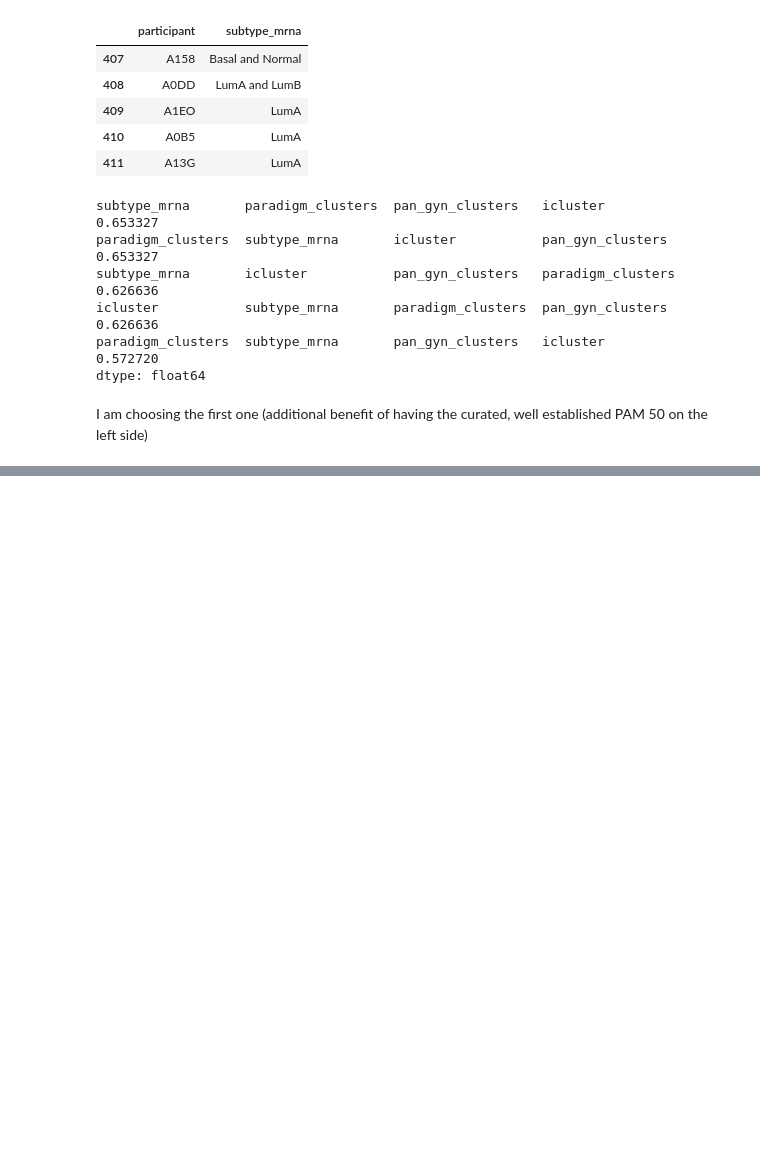
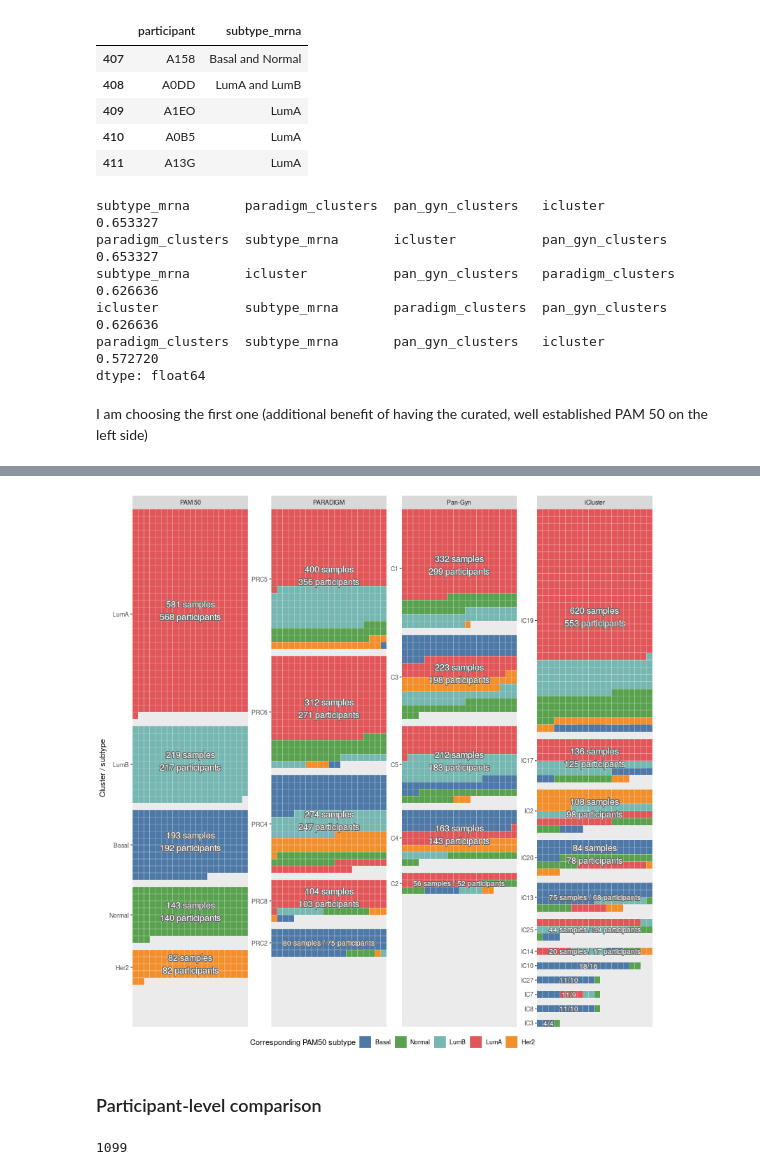
Before and after one commit to krassowski/drug-disease-profile-matching, a Jupyter notebook: notebooks/Signature-based drug-disease associations/Published_BRCA_stratifications.ipynb, the cells around one changed output, grey strips where cells are left out. Cells and saved outputs as stored; diff of their text form; code cells hidden in the pictures; blank space fills up the shorter version.

Commit message:
Commit updated & cleaned stratifications analysis
(reflects the state at the thesis submission time)

```diff
--- a/notebooks/Signature-based drug-disease associations/Published_BRCA_stratifications.ipynb
+++ b/notebooks/Signature-based drug-disease associations/Published_BRCA_stratifications.ipynb
@@ -461,0 +597,2 @@ require(ggalluvial)
+# %%
+max_height = max(height_by_group.values())
@@ -461,0 +630,3 @@ require(ggalluvial)
+# %%
+names = stratifications_summary.name.to_dict()
+names
@@ -461,0 +638,11 @@ require(ggalluvial)
+# %%
+def to_ordered_categories(column, order, mapping):
+    return pd.Categorical(
+        column.apply(mapping.get),
+        ordered=True,
+        categories=map(mapping.get, order)
+    )
+# %%
+annotations['stratification'] = to_ordered_categories(annotations.group, order, names)
+heatmap['stratification'] = to_ordered_categories(heatmap.group, order, names)
+heatmap
@@ -461,0 +663,39 @@ require(ggalluvial)
+# %%
+%%R -i heatmap -w 800 -h 800 -u px -i cluster_names -i annotations
+
+pam50 = unique(heatmap$corresponding_pam50[heatmap$corresponding_pam50 != 'None'])
+heatmap$corresponding_pam50[heatmap$corresponding_pam50 == 'None'] <- NA
+
+g = (
+    ggplot(heatmap, aes(x=x, y=y))
+    + facet_wrap( ~ stratification, scales='free', ncol=4)
+    + geom_tile(color='white', aes(fill=corresponding_pam50))
+    + theme(
+        legend.position='bottom',
+        legend.margin=margin(t=-.5, unit='cm'),
+        axis.text.x=element_blank(),
+        axis.ticks.x=element_blank(),
+        panel.grid.minor=element_blank(),
+        panel.grid.major=element_blank()
+    )
+    + shadowtext::geom_shadowtext(
+        data=annotations, aes(label=label, size=4 * size),
+        color='white',
+        hjust=0.5,
+        vjust=0.5,
+        bg.color='#666666',
+        bg.r=0.1
+    )
+    + scale_size_identity()
+    + ggthemes::scale_fill_tableau(breaks=pam50, name='Corresponding PAM50 subtype')
+    + scale_y_reverse(breaks=cluster_names$y, labels=cluster_names$name)
+    + xlab('')
+    + ylab('Cluster / subtype')
+    + coord_cartesian(expand=F)
+)
+ggsave(file="stratifications_composition.png", plot=g, width=8*1.3, height=8*1.3, dpi=150)
+g
+# %% [output]
+[figure, added]
+# %% [markdown]
+### Participant-level comparison
@@ -461,0 +741,4 @@ require(ggalluvial)
+# %%
+len(all_pairs.participant.unique())
+# %% [output]
+1099
```
Also changed, not shown: parts of 66 cells of this notebook.
